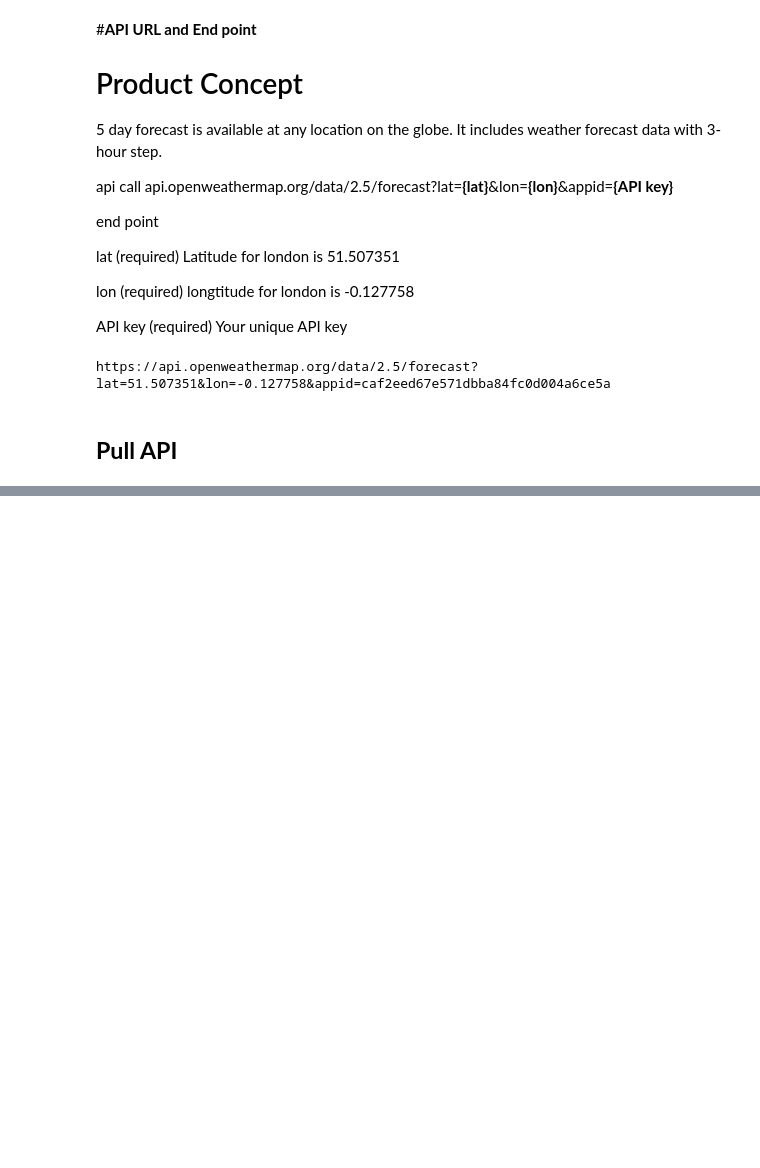
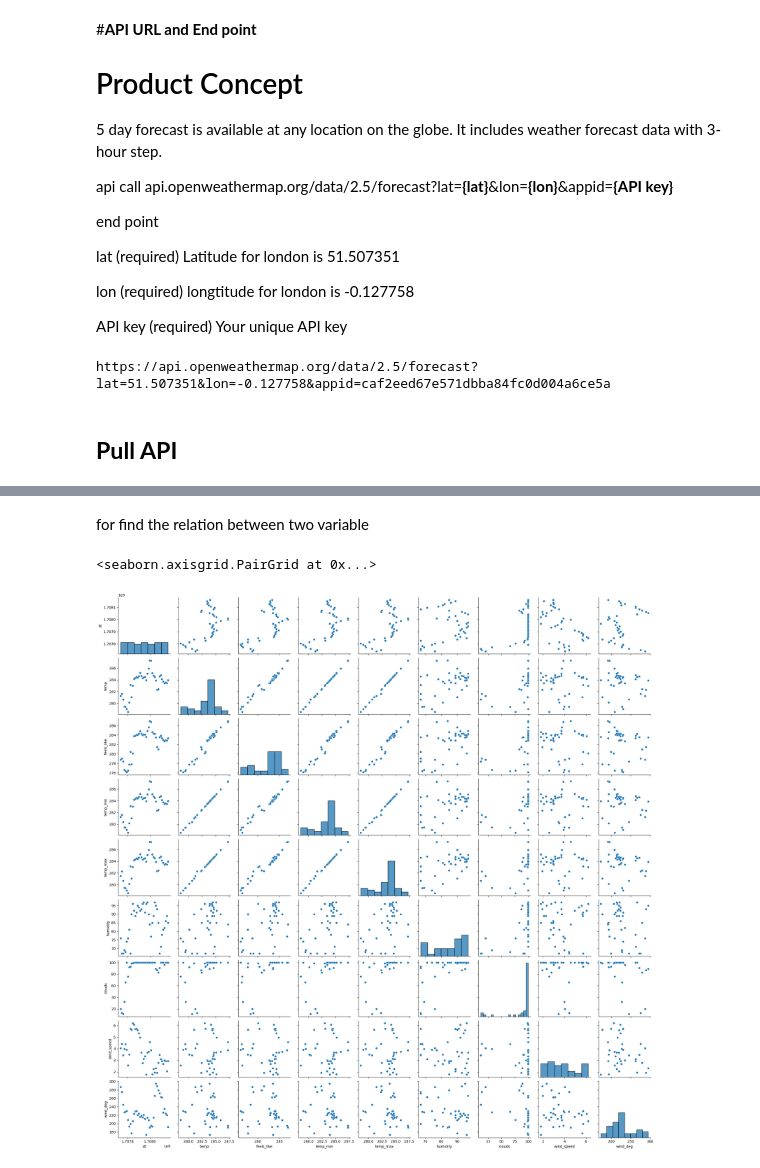
Before and after one commit to Thanawit-N/pulling_api, a Jupyter notebook: pulling_api.ipynb, the cells around one changed output, grey strips where cells are left out. Drawn from its saved outputs; the diff is of its cells as text; code cells hidden in the pictures; blank space fills up the shorter version.

```diff
--- a/pulling_api.ipynb
+++ b/pulling_api.ipynb
@@ -119,0 +184,3 @@ df.to_csv('weather.csv', index= False)
+# %%
+data = pd.read_csv("/content/weather.csv")
+print(data.head)
@@ -119,0 +244,7 @@ df.to_csv('weather.csv', index= False)
+# %% [markdown]
+for find the relation between two variable
+# %%
+sns.pairplot(data)
+# %% [output]
+<seaborn.axisgrid.PairGrid at 0x...>
+[figure, added]
```
Also changed, not shown: parts of 22 cells of this notebook.
